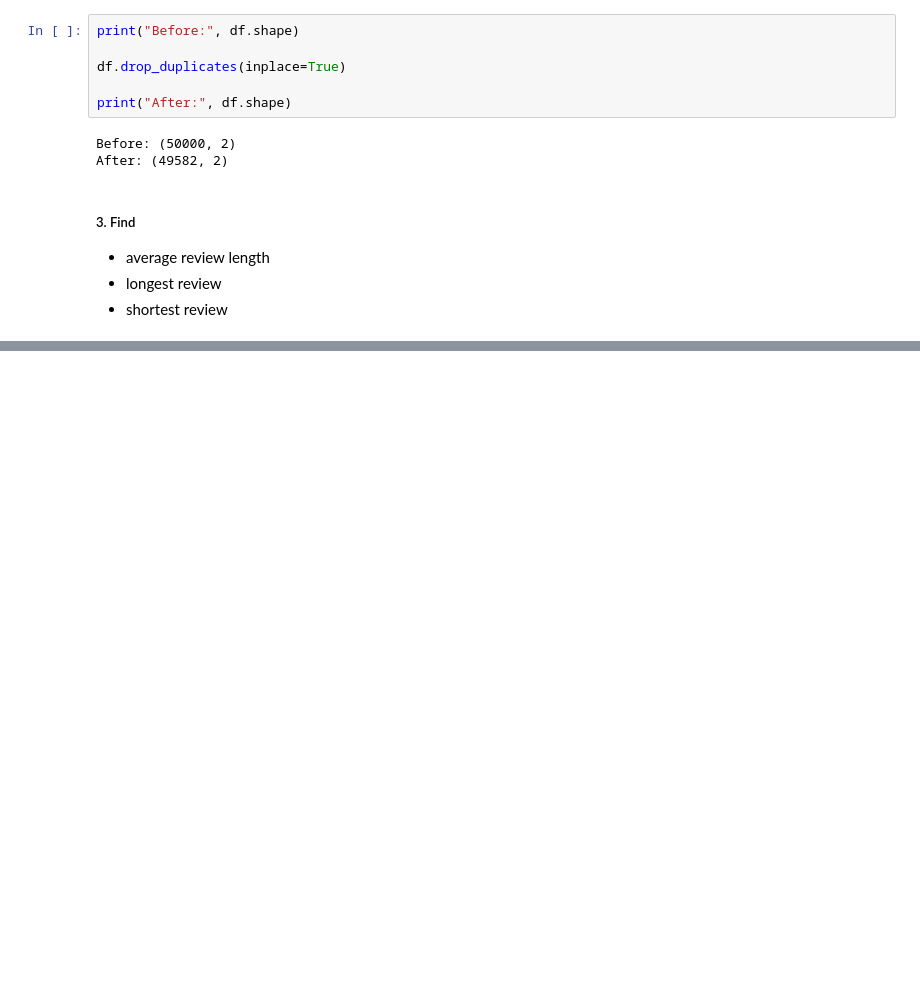
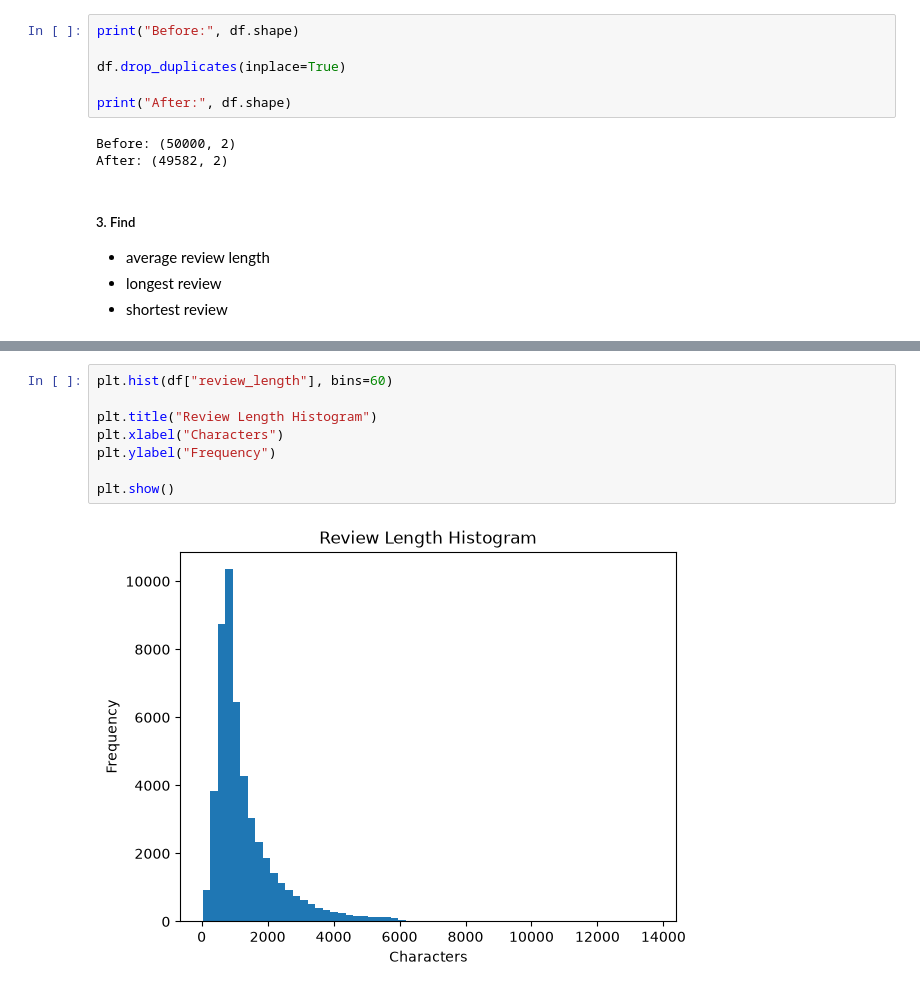
Before and after one commit to JindalChaitanya/CDAC-PGCP-AI, a Jupyter notebook: Natural Language Processing/Lab Assessment/ChaitanyaJindal_NLP_LabAssessment.ipynb, the cells around one changed output, grey strips where cells are left out. Saved outputs shown, nothing was run; the diff lists cells and outputs as text; blank space fills up the shorter version.

```diff
--- a/Natural Language Processing/Lab Assessment/ChaitanyaJindal_NLP_LabAssessment.ipynb
+++ b/Natural Language Processing/Lab Assessment/ChaitanyaJindal_NLP_LabAssessment.ipynb
@@ -104,0 +136,10 @@ After: (49582, 2)
+# %%
+plt.hist(df["review_length"], bins=60)
+
+plt.title("Review Length Histogram")
+plt.xlabel("Characters")
+plt.ylabel("Frequency")
+
+plt.show()
+# %% [output]
+[figure, added]
```
Also changed, not shown: parts of 46 cells of this notebook.
